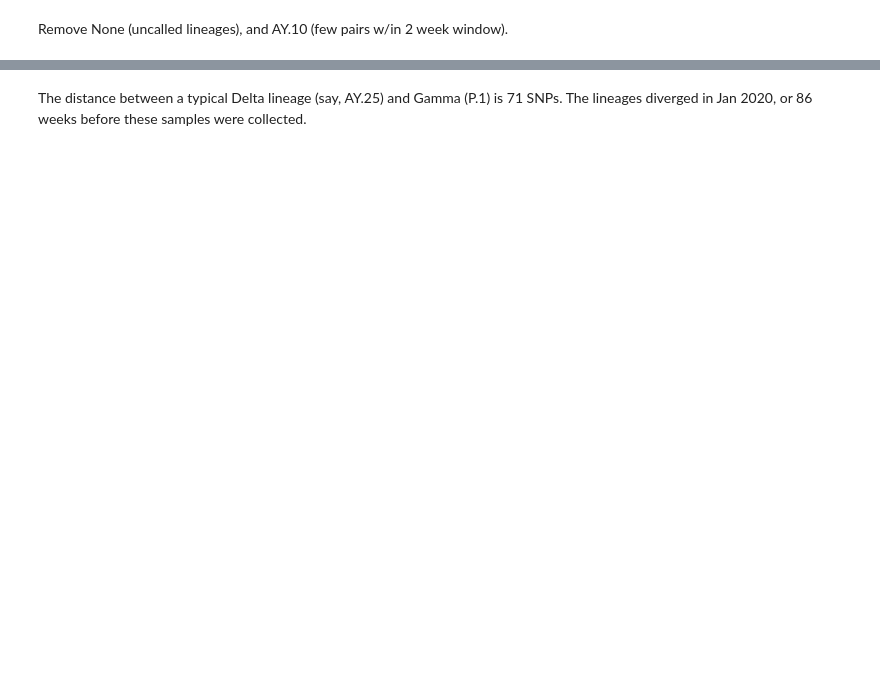
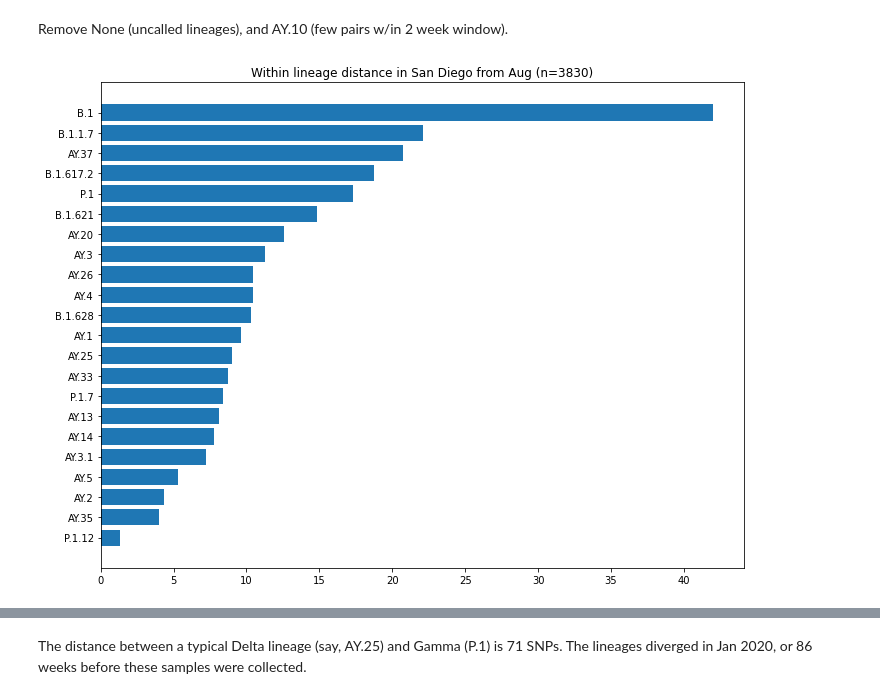
Before and after one commit to phc-health/transmission-rule-out, a Jupyter notebook: genomic-distances.ipynb, the cells around one changed output, grey strips where cells are left out. Saved outputs shown, nothing was run; the diff lists cells and outputs as text; code cells hidden in the pictures; blank space fills up the shorter version.

```diff
--- a/genomic-distances.ipynb
+++ b/genomic-distances.ipynb
@@ -198,7 +256,23 @@ mean_distances = distances/counts
 # %% [markdown]
 Remove None (uncalled lineages), and AY.10 (few pairs w/in 2 week window).
 # %%
-md = mean_distances.drop(['None', 'AY.10'], axis = 0).drop(['None', 'AY.10'], axis = 1)
+md = mean_distances.drop(['None'], axis = 0).drop(['None'], axis = 1)
+# %%
+within_lineage_dist = (
+    md
+    .stack()
+    .reset_index()
+    .query('level_0 == level_1')
+    .sort_values(0)
+)
+# %%
+plt.subplots(figsize=(10,7.5))
+plt.barh(within_lineage_dist["level_0"].tolist(), within_lineage_dist[0].tolist())
+plt.title("Within lineage distance in San Diego from Aug (n=3830)")
+plt.tight_layout()
+plt.savefig("within_lineage_dist.png", dpi = 300)
+# %% [output]
+[figure, added]
 # %%
 sns.clustermap(md.fillna(0), vmin=-5, mask=md.isna())
 # %% [output]
```
Also changed, not shown: parts of 27 cells of this notebook.
